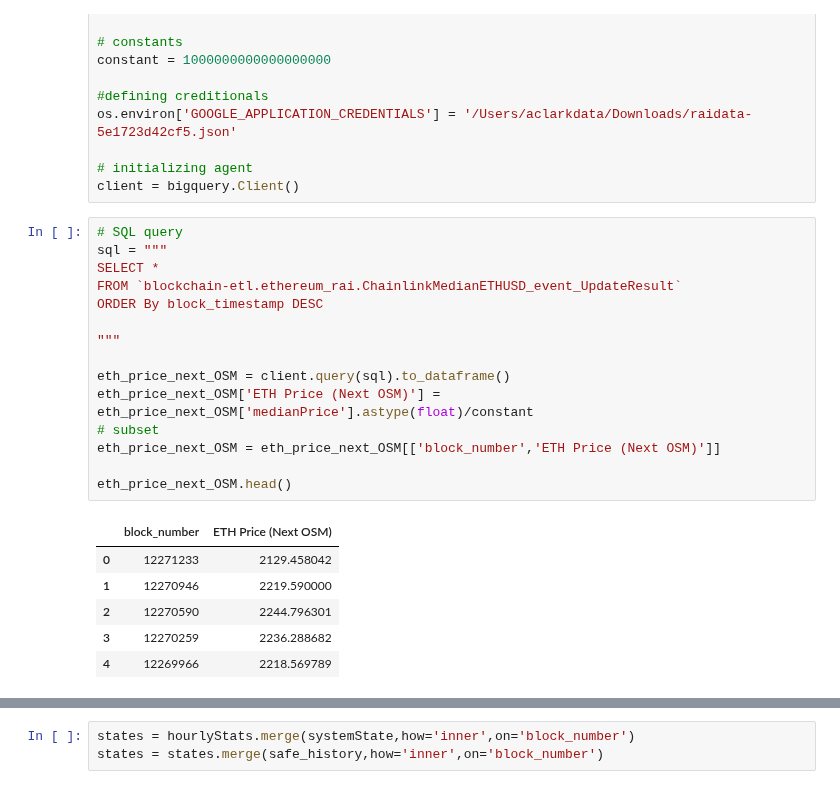
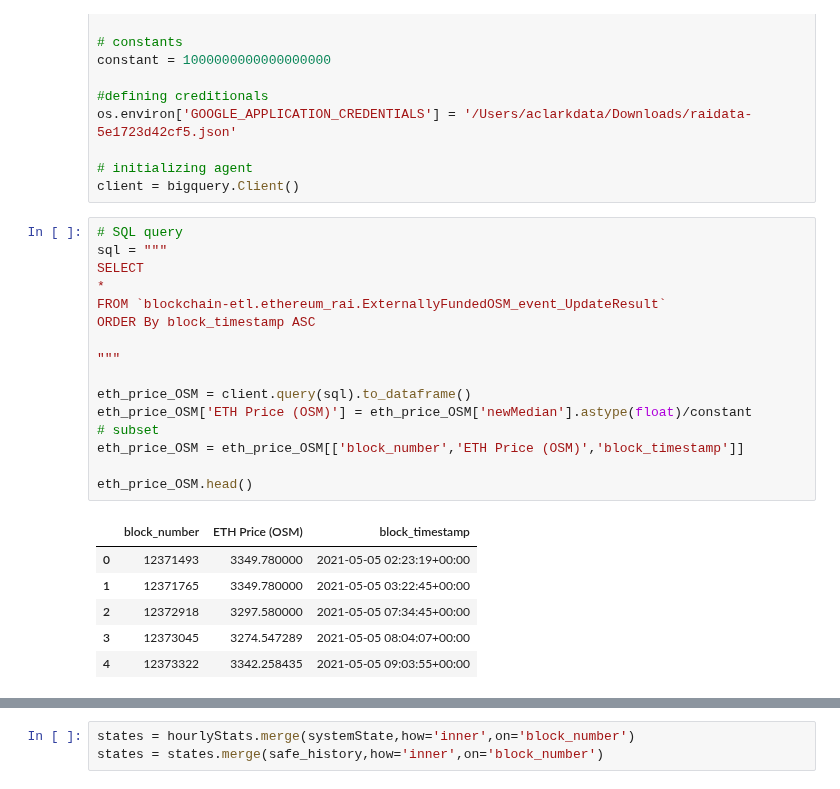
Before and after one commit to reflexer-labs/reflexer-digital-twin, a Jupyter notebook: data/data_acquisition.ipynb, the cells around one changed output, grey strips where cells are left out. Drawn from its saved outputs; the diff is of its cells as text.

```diff
--- a/data/data_acquisition.ipynb
+++ b/data/data_acquisition.ipynb
@@ -75,22 +47,23 @@ client = bigquery.Client()
 # %%
 # SQL query
 sql = """
-SELECT *
-FROM `blockchain-etl.ethereum_rai.ChainlinkMedianETHUSD_event_UpdateResult`
-ORDER By block_timestamp DESC
+SELECT
+*
+FROM `blockchain-etl.ethereum_rai.ExternallyFundedOSM_event_UpdateResult`
+ORDER By block_timestamp ASC
 
 """
 
-eth_price_next_OSM = client.query(sql).to_dataframe()
-eth_price_next_OSM['ETH Price (Next OSM)'] = eth_price_next_OSM['medianPrice'].astype(float)/constant
+eth_price_OSM = client.query(sql).to_dataframe()
+eth_price_OSM['ETH Price (OSM)'] = eth_price_OSM['newMedian'].astype(float)/constant
 # subset
-eth_price_next_OSM = eth_price_next_OSM[['block_number','ETH Price (Next OSM)']]
+eth_price_OSM = eth_price_OSM[['block_number','ETH Price (OSM)','block_timestamp']]
 
-eth_price_next_OSM.head()
+eth_price_OSM.head()
 # %% [output]
-|  | block_number | ETH Price (Next OSM) |
-| 0 | 12271233 | 2129.458042 |
-| 1 | 12270946 | 2219.590000 |
-| 2 | 12270590 | 2244.796301 |
-| 3 | 12270259 | 2236.288682 |
-| 4 | 12269966 | 2218.569789 |
+|  | block_number | ETH Price (OSM) | block_timestamp |
+| 0 | 12371493 | 3349.780000 | 2021-05-05 02:23:19+00:00 |
+| 1 | 12371765 | 3349.780000 | 2021-05-05 03:22:45+00:00 |
+| 2 | 12372918 | 3297.580000 | 2021-05-05 07:34:45+00:00 |
+| 3 | 12373045 | 3274.547289 | 2021-05-05 08:04:07+00:00 |
+| 4 | 12373322 | 3342.258435 | 2021-05-05 09:03:55+00:00 |
```
Also changed, not shown: parts of 24 cells of this notebook, 4 other files.
